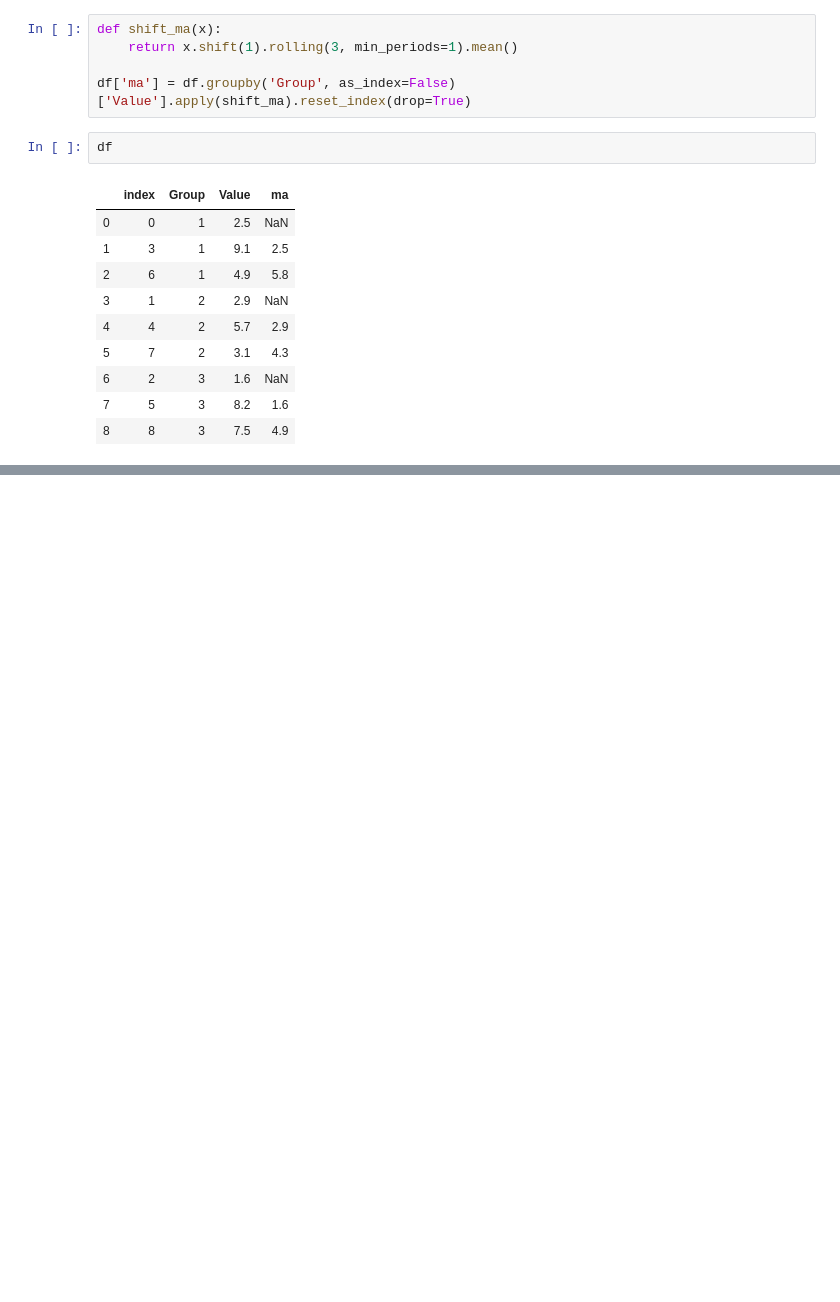
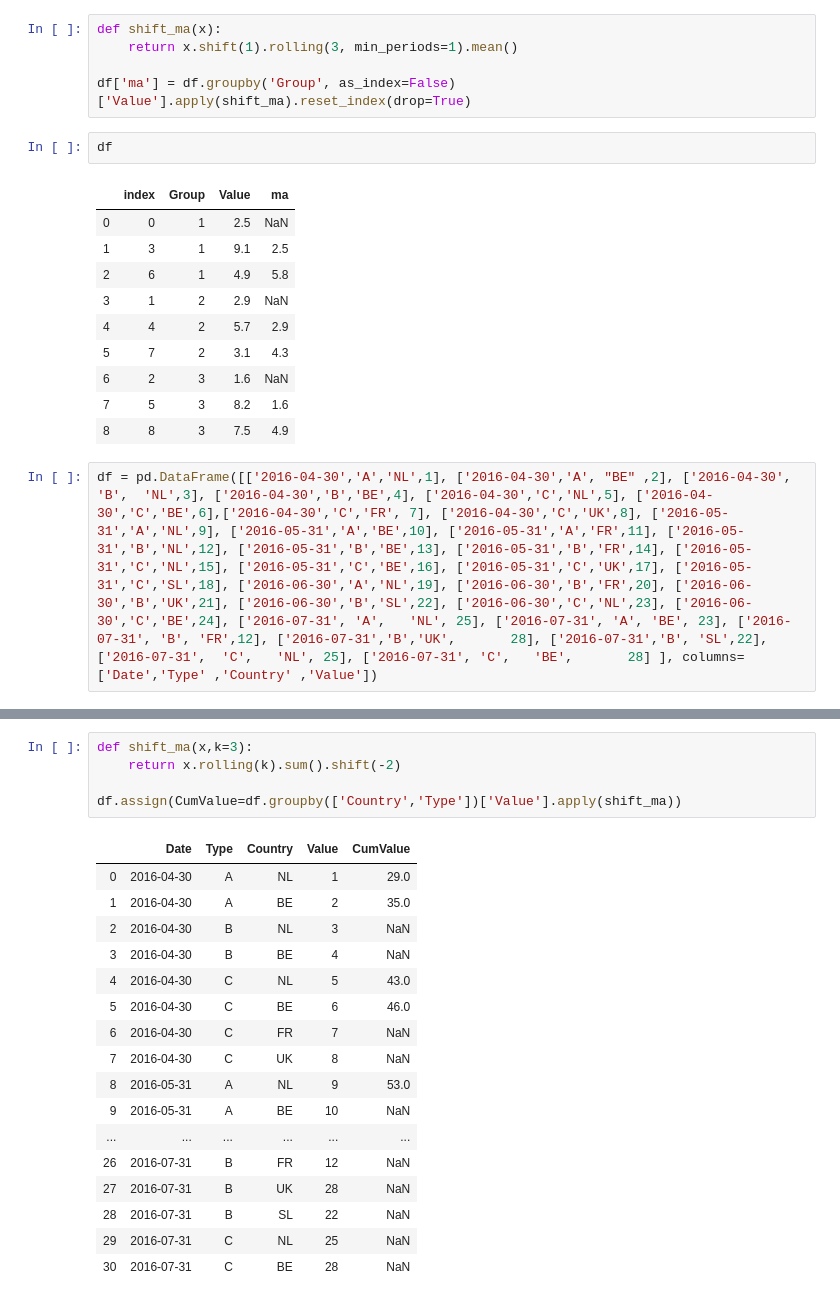
Before and after one commit to Project-Alstonia/jupyterlab_demo_June2020, a Jupyter notebook: Untitled.ipynb, the cells around one changed output, grey strips where cells are left out. Cells and saved outputs as stored; diff of their text form; blank space fills up the shorter version.

```diff
--- a/Untitled.ipynb
+++ b/Untitled.ipynb
@@ -58,3 +67,5 @@ df
 | 6 | 2 | 3 | 1.6 | NaN |
 | 7 | 5 | 3 | 8.2 | 1.6 |
 | 8 | 8 | 3 | 7.5 | 4.9 |
+# %%
+df = pd.DataFrame([['2016-04-30','A','NL',1], ['2016-04-30','A', "BE" ,2], ['2016-04-30', 'B',  'NL',3], ['2016-04-30','B','BE',4], ['2016-04-30','C','NL',5], ['2016-04-30','C','BE',6],['2016-04-30','C','FR', 7], ['2016-04-30','C','UK',8], ['2016-05-31','A','NL',9], ['2016-05-31','A','BE',10], ['2016-05-31','A','FR',11], ['2016-05-31','B','NL',12], ['2016-05-31','B','BE',13], ['2016-05-31','B','FR',14], ['2016-05-31','C','NL',15], ['2016-05-31','C','BE',16], ['2016-05-31','C','UK',17], ['2016-05-31','C','SL',18], ['2016-06-30','A','NL',19], ['2016-06-30','B','FR',20], ['2016-06-30','B','UK',21], ['2016-06-30','B','SL',22], ['2016-06-30','C','NL',23], ['2016-06-30','C','BE',24], ['2016-07-31', 'A',   'NL', 25], ['2016-07-31', 'A', 'BE', 23], ['2016-07-31', 'B', 'FR',12], ['2016-07-31','B','UK',       28], ['2016-07-31','B', 'SL',22], ['2016-07-31',  'C',   'NL', 25], ['2016-07-31', 'C',   'BE',       28] ], columns=['Date','Type' ,'Country' ,'Value'])
@@ -60,0 +80,23 @@ df
+# %%
+def shift_ma(x,k=3):
+    return x.rolling(k).sum().shift(-2)
+
+df.assign(CumValue=df.groupby(['Country','Type'])['Value'].apply(shift_ma))
+# %% [output]
+|  | Date | Type | Country | Value | CumValue |
+| 0 | 2016-04-30 | A | NL | 1 | 29.0 |
+| 1 | 2016-04-30 | A | BE | 2 | 35.0 |
+| 2 | 2016-04-30 | B | NL | 3 | NaN |
+| 3 | 2016-04-30 | B | BE | 4 | NaN |
+| 4 | 2016-04-30 | C | NL | 5 | 43.0 |
+| 5 | 2016-04-30 | C | BE | 6 | 46.0 |
+| 6 | 2016-04-30 | C | FR | 7 | NaN |
+| 7 | 2016-04-30 | C | UK | 8 | NaN |
+| 8 | 2016-05-31 | A | NL | 9 | 53.0 |
+| 9 | 2016-05-31 | A | BE | 10 | NaN |
+| ... | ... | ... | ... | ... | ... |
+| 26 | 2016-07-31 | B | FR | 12 | NaN |
+| 27 | 2016-07-31 | B | UK | 28 | NaN |
+| 28 | 2016-07-31 | B | SL | 22 | NaN |
+| 29 | 2016-07-31 | C | NL | 25 | NaN |
+| 30 | 2016-07-31 | C | BE | 28 | NaN |
```
Also changed, not shown: parts of 36 cells of this notebook, 6 other files.
